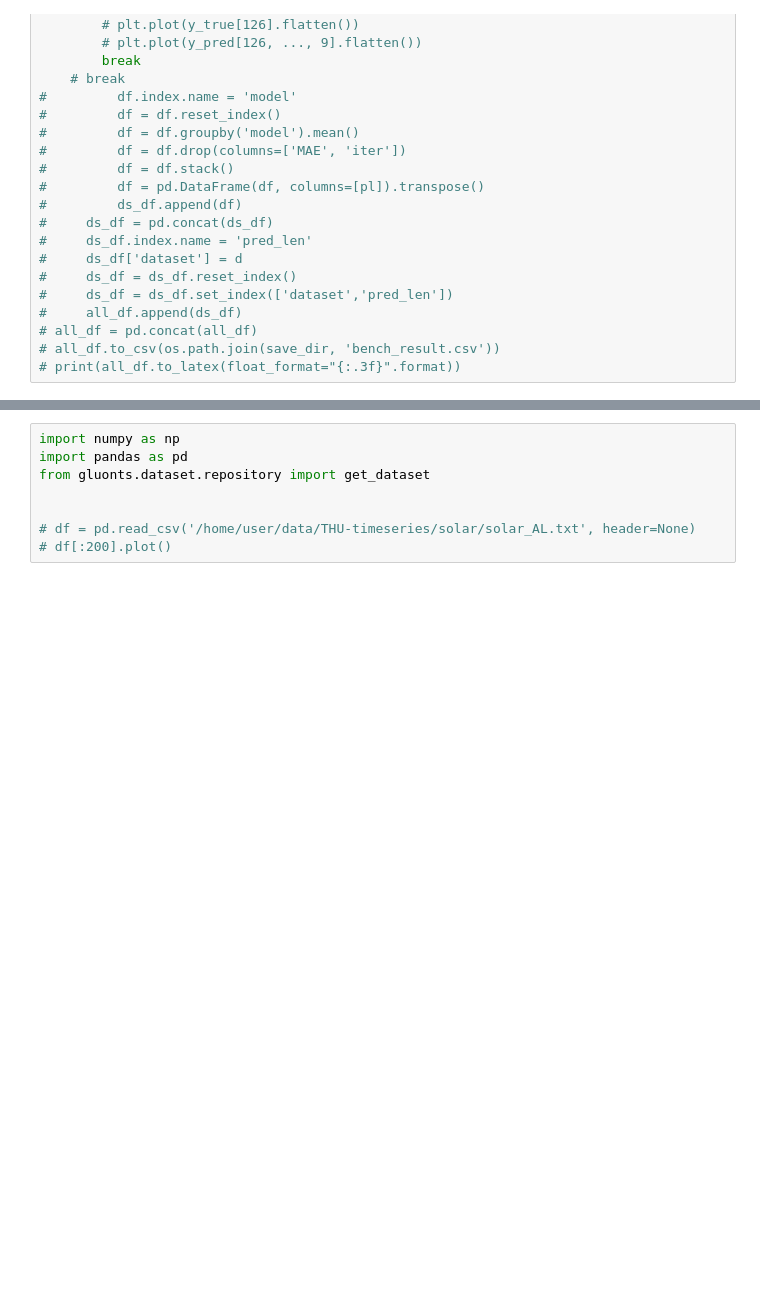
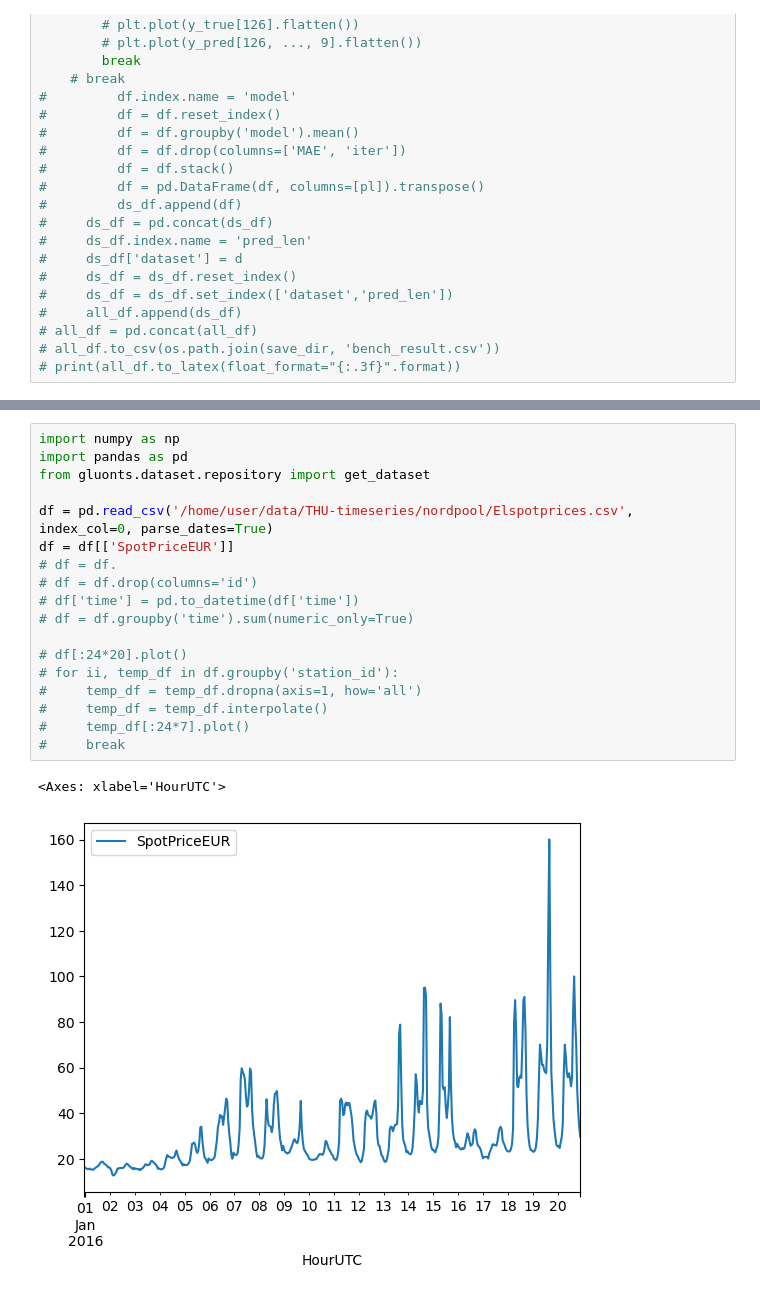
Before and after one commit to WillWang1113/Moving-Average-Diffusion, a Jupyter notebook: notebooks/benchdata_preprocess.ipynb, the cells around one changed output, grey strips where cells are left out. Saved outputs shown, nothing was run; the diff lists cells and outputs as text; blank space fills up the shorter version.

Commit message:
time conv

```diff
--- a/notebooks/benchdata_preprocess.ipynb
+++ b/notebooks/benchdata_preprocess.ipynb
@@ -322,8 +350,21 @@ for d in ds:
-# %%
-import numpy as np
-import pandas as pd
-from gluonts.dataset.repository import get_dataset
-
-
-# df = pd.read_csv('/home/user/data/THU-timeseries/solar/solar_AL.txt', header=None)
-# df[:200].plot()
+# %%
+import numpy as np
+import pandas as pd
+from gluonts.dataset.repository import get_dataset
+
+df = pd.read_csv('/home/user/data/THU-timeseries/nordpool/Elspotprices.csv', index_col=0, parse_dates=True)
+df = df[['SpotPriceEUR']]
+# df = df.
+# df = df.drop(columns='id')
+# df['time'] = pd.to_datetime(df['time'])
+# df = df.groupby('time').sum(numeric_only=True)
+
+# df[:24*20].plot()
+# for ii, temp_df in df.groupby('station_id'):
+#     temp_df = temp_df.dropna(axis=1, how='all')
+#     temp_df = temp_df.interpolate()
+#     temp_df[:24*7].plot()
+#     break
+# %% [output]
+<Axes: xlabel='HourUTC'>
+[figure, added]
```
Also changed, not shown: parts of 2 cells of this notebook, 26 other files.
